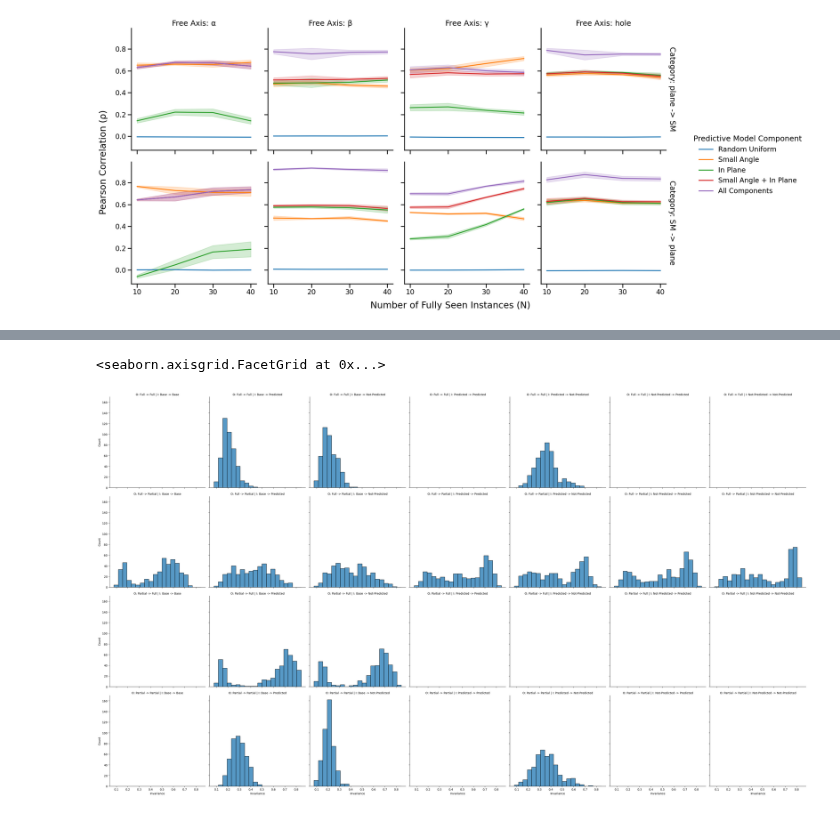
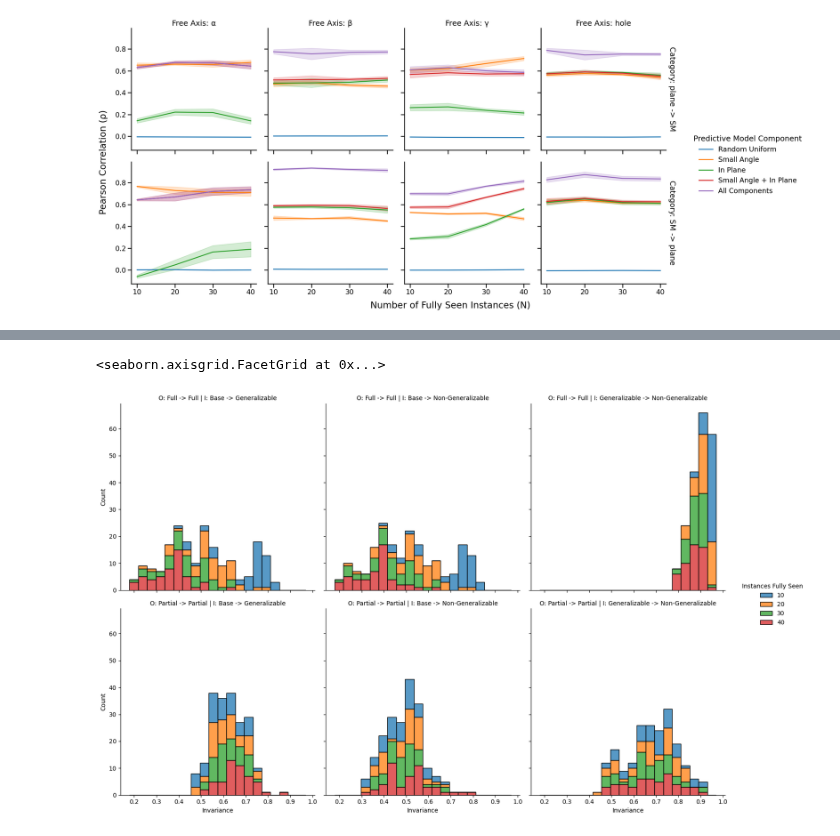
Before and after one commit to avicooper1/OOD_Orientation_Generalization, a Jupyter notebook: notebooks/analyses.ipynb, the cells around one changed output, grey strips where cells are left out. Cells and saved outputs as stored; diff of their text form; code cells hidden in the pictures.

```diff
--- a/notebooks/analyses.ipynb
+++ b/notebooks/analyses.ipynb
@@ -12,8 +12,6 @@ from utils.persistent_data_class import ExpData, ImageDataset
 # %%
 project_path = '/home/avic/OOD_Orientation_Generalization/'
 storage_path = '/home/avic/om2/OODOG/'
-# %%
-exps = pd.read_csv(os.path.join(project_path, 'exps.csv'))
 # %%
 ID = ImageDataset('/home/avic/om2/OODOG/', 'plane', 32)
 # %%
@@ -71,7 +69,7 @@ results = []
 exp_datas = []
 idxs = {}
 
-for idx in tqdm(exps[:22].index):
+for idx in tqdm(exps[:10].index):
     for job_i in range(idx * 20, (idx + 1) * 20):
         idxs[(idx, job_i)] = len(results)
         exp_data = ExpData.from_job_i(project_path, storage_path, job_i)
@@ -85,5 +84,5 @@ invariances_frame = pd.concat([result.invariances_frame for result in results]).
 # %%
-sns.set_context("paper")
+sns.set_context("notebook")
 # %%
 g = sns.relplot(kind='line',
             data=id_ood_accuracy_frame,
@@ -239,18 +295,18 @@ g = sns.relplot(kind='scatter',
 # %%
-g = sns.displot(data=invariances_frame,
+g = sns.displot(data=invariances_frame.astype({'Instances Fully Seen': 'category'}),
             x='Invariance',
             row='Instance Transform',
-            row_order=['Full -> Full', 'Full -> Partial', 'Partial -> Full', 'Partial -> Partial'],
+            row_order=['Full -> Full', 'Partial -> Partial'],
             col='Orientation Transform',
-                col_order=['Base -> Base', 'Base -> Predicted', 'Base -> Not-Predicted',
-       'Predicted -> Predicted', 'Predicted -> Not-Predicted',
-       'Not-Predicted -> Predicted', 'Not-Predicted -> Not-Predicted']
+                col_order=['Base -> Generalizable', 'Base -> Non-Generalizable', 'Generalizable -> Non-Generalizable'],
+                 hue='Instances Fully Seen',
+                multiple='stack'
             # col='Free Axis
            )
 g.set_titles(row_template = 'O: {row_name}', col_template = 'I: {col_name}')
 # plt.setp(g.axes.flat, xlabel='')
 # g.fig.supxlabel("Orientation Invariance for Partially Seen")
 # plt.savefig('dist_acc.png', transparent=True, dpi=300)
 # %% [output]
 <seaborn.axisgrid.FacetGrid at 0x...>
-[figure, old version]
+[figure, new version]
```
Also changed, not shown: parts of 27 cells of this notebook, 1 other file.
